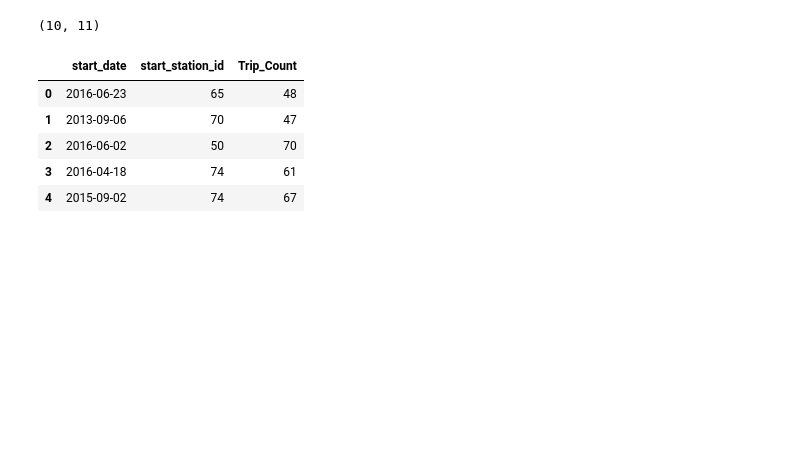
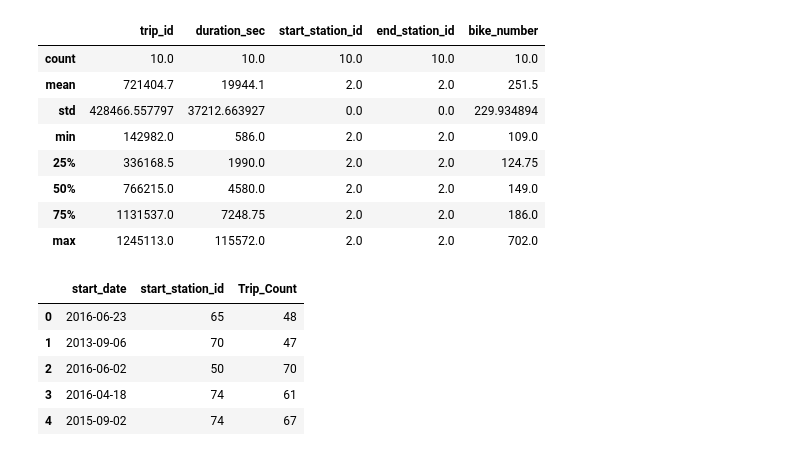
Before and after one commit to maheshpeiris0/ARIMA_ML_Models, a Jupyter notebook: BigQuery_ML/BigQuery_ARIMA.ipynb, the cells around one changed output. Drawn from its saved outputs; the diff is of its cells as text; code cells hidden in the pictures; blank space fills up the shorter version.

```diff
--- a/BigQuery_ML/BigQuery_ARIMA.ipynb
+++ b/BigQuery_ML/BigQuery_ARIMA.ipynb
@@ -43,9 +43,17 @@ df.head()
 | 3 | 453845 | 54120 | 2014-09-15 16:53:00+00:00 | San Jose Diridon Caltrain Station | 2 | 2014-09-16 07:55:00+00:00 | San Jose Diridon Caltrain Station | ... |
 | 4 | 1245113 | 5018 | 2016-06-17 20:08:00+00:00 | San Jose Diridon Caltrain Station | 2 | 2016-06-17 21:32:00+00:00 | San Jose Diridon Caltrain Station | ... |
 # %%
-df.shape
+df.describe()
 # %% [output]
-(10, 11)
+|  | trip_id | duration_sec | start_station_id | end_station_id | bike_number |
+| count | 10.0 | 10.0 | 10.0 | 10.0 | 10.0 |
+| mean | 721404.7 | 19944.1 | 2.0 | 2.0 | 251.5 |
+| std | 428466.557797 | 37212.663927 | 0.0 | 0.0 | 229.934894 |
+| min | 142982.0 | 586.0 | 2.0 | 2.0 | 109.0 |
+| 25% | 336168.5 | 1990.0 | 2.0 | 2.0 | 124.75 |
+| 50% | 766215.0 | 4580.0 | 2.0 | 2.0 | 149.0 |
+| 75% | 1131537.0 | 7248.75 | 2.0 | 2.0 | 186.0 |
+| max | 1245113.0 | 115572.0 | 2.0 | 2.0 | 702.0 |
 # %%
 my_sql = """
 SELECT DATE(start_date) AS start_date, start_station_id, count(*) AS Trip_Count FROM bigquery-public-data.san_francisco.bikeshare_trips group by 1,2
```
Also changed, not shown: parts of 4 cells of this notebook.
